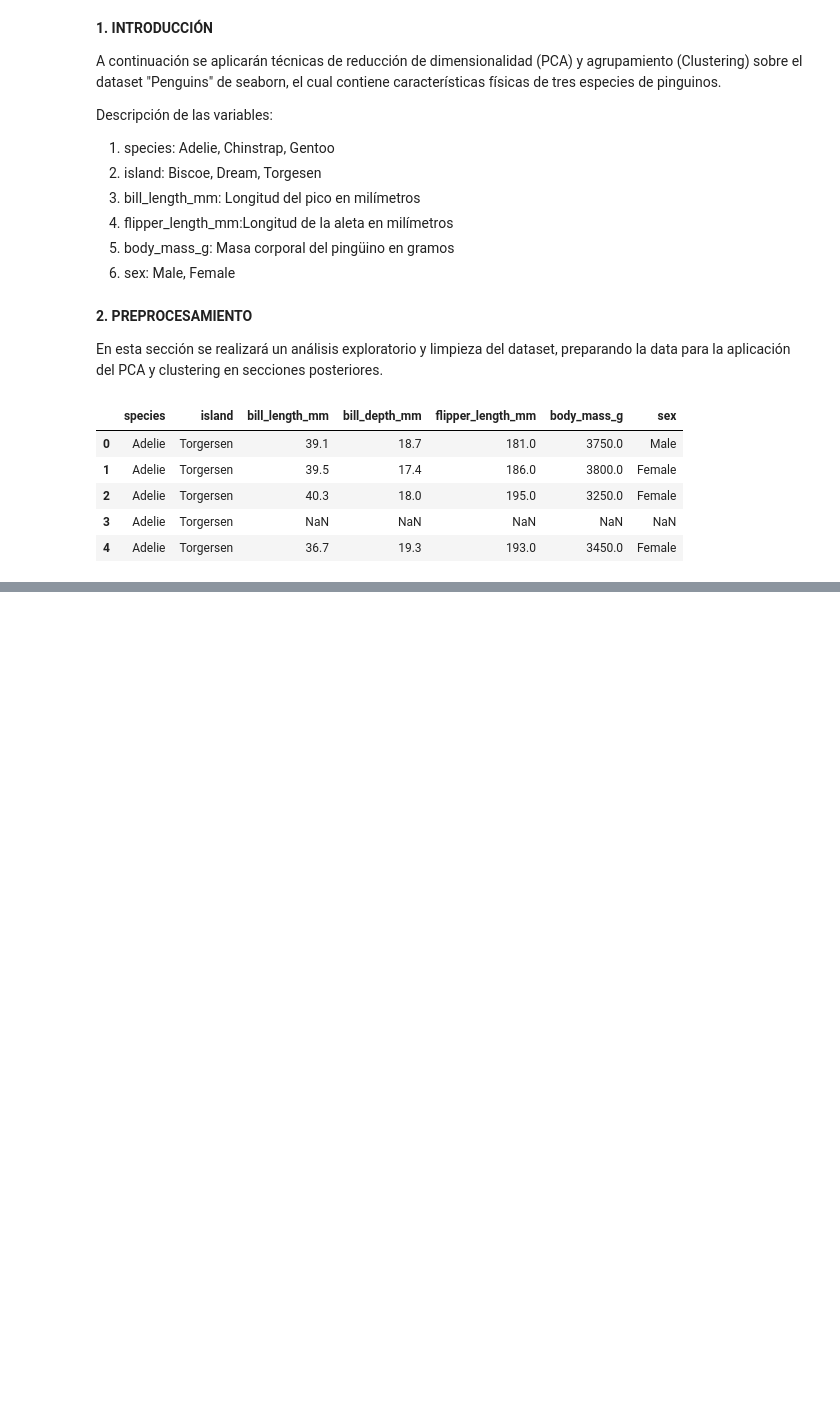
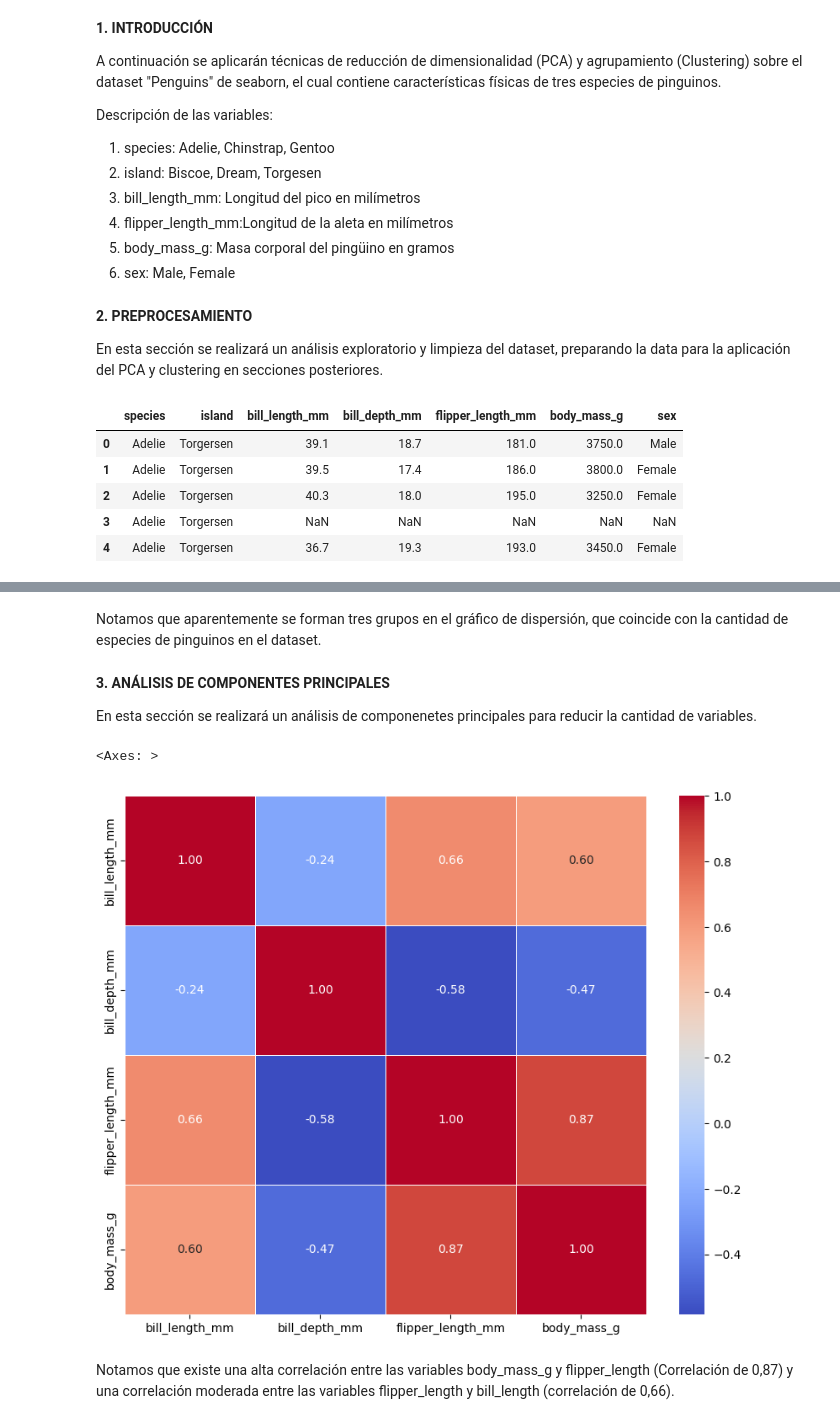
Before and after one commit to sebmcas/Mineria_de_datos, a Jupyter notebook: Clusters_Y_PCA.ipynb, the cells around one changed output, grey strips where cells are left out. Cells and saved outputs as stored; diff of their text form; code cells hidden in the pictures; blank space fills up the shorter version.

```diff
--- a/Clusters_Y_PCA.ipynb
+++ b/Clusters_Y_PCA.ipynb
@@ -66,0 +120,20 @@ Data[var_num].
+# %% [markdown]
+Notamos que aparentemente se forman tres grupos en el gráfico de dispersión, que coincide con la cantidad de especies de pinguinos en el dataset.
+# %% [markdown]
+**3. ANÁLISIS DE COMPONENTES PRINCIPALES**
+
+En esta sección se realizará un análisis de componenetes principales para reducir la cantidad de variables.
+# %%
+# Matriz de correlaciones
+
+Matriz_Correlacion = df.corr()
+Matriz_Correlacion
+plt.figure (figsize =(10,8))
+sns.heatmap (Matriz_Correlacion, annot =True , cmap = 'coolwarm' , fmt ='.2f', linewidths =0.5)
+# %% [output]
+<Axes: >
+[figure, added]
+# %% [markdown]
+Notamos que existe una alta correlación entre las variables body_mass_g y flipper_length
+(Correlación de 0,87) y una correlación moderada entre las variables flipper_length y
+bill_length (correlación de 0,66).
```
Also changed, not shown: parts of 20 cells of this notebook.
